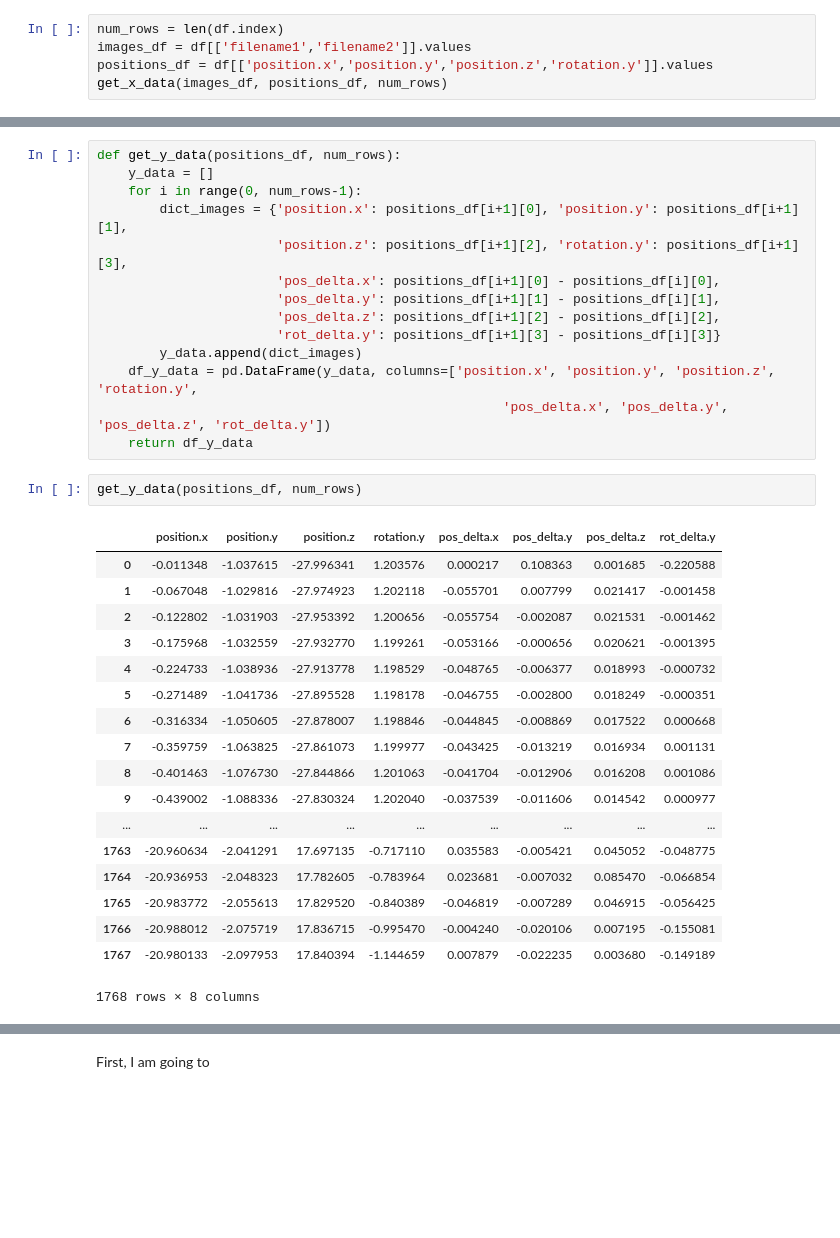
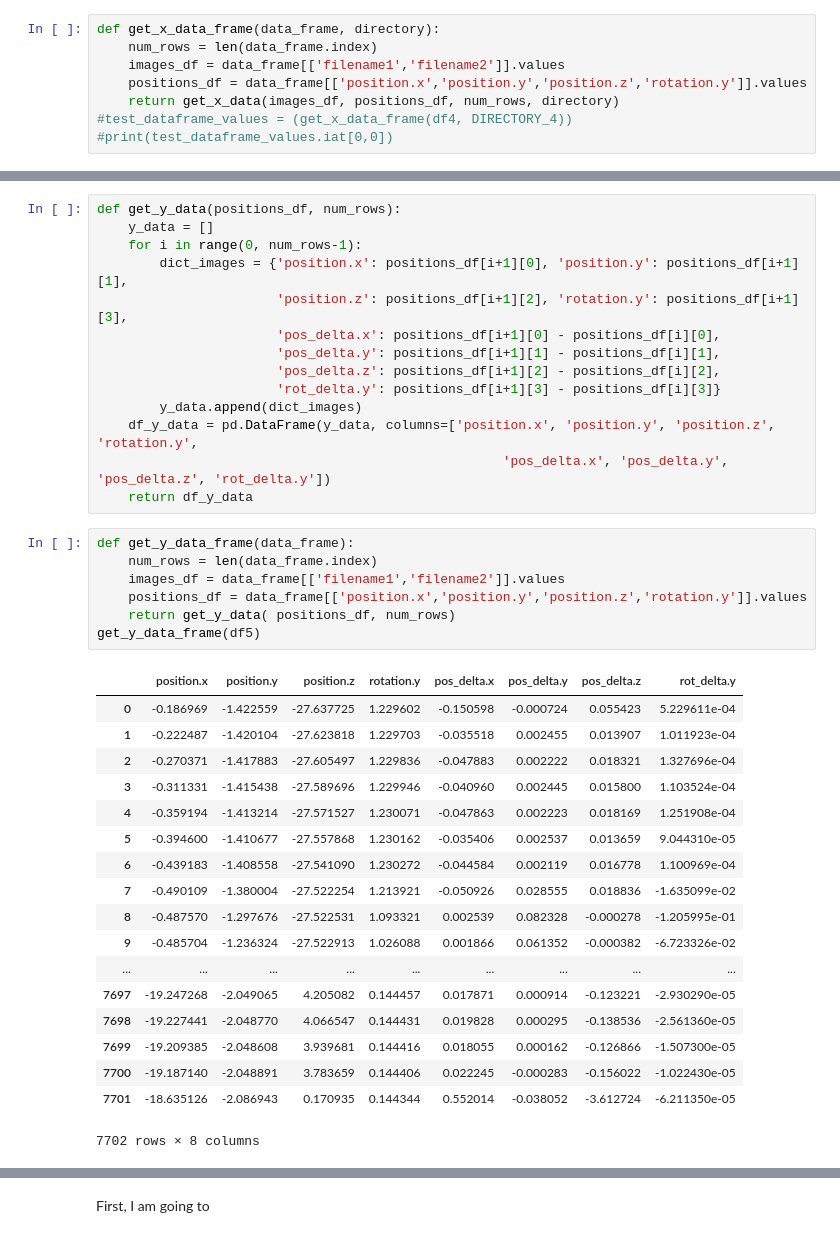
Before and after one commit to ENVI-UUV/RobosubTeam, a Jupyter notebook: Positional_models/robot piloted localization.ipynb, the cells around one changed output, grey strips where cells are left out. Saved outputs shown, nothing was run; the diff lists cells and outputs as text; blank space fills up the shorter version.

```diff
--- a/Positional_models/robot piloted localization.ipynb
+++ b/Positional_models/robot piloted localization.ipynb
@@ -89,7 +105,10 @@ def get_x_data(images_df, positions_df, num_rows):
                                                     'position.x', 'position.y', 'position.z', 'rotation.y'])
     return df_x_data
 # %%
-num_rows = len(df.index)
-images_df = df[['filename1','filename2']].values
-positions_df = df[['position.x','position.y','position.z','rotation.y']].values
-get_x_data(images_df, positions_df, num_rows)
+def get_x_data_frame(data_frame, directory):
+    num_rows = len(data_frame.index)
+    images_df = data_frame[['filename1','filename2']].values
+    positions_df = data_frame[['position.x','position.y','position.z','rotation.y']].values
+    return get_x_data(images_df, positions_df, num_rows, directory)
+#test_dataframe_values = (get_x_data_frame(df4, DIRECTORY_4))
+#print(test_dataframe_values.iat[0,0])
@@ -126,26 +126,31 @@ def get_y_data(positions_df, num_rows):
     df_y_data = pd.DataFrame(y_data, columns=['position.x', 'position.y', 'position.z', 'rotation.y',
                                                     'pos_delta.x', 'pos_delta.y', 'pos_delta.z', 'rot_delta.y'])
     return df_y_data
-# %%
-get_y_data(positions_df, num_rows)
-# %% [output]
-|  | position.x | position.y | position.z | rotation.y | pos_delta.x | pos_delta.y | pos_delta.z | rot_delta.y |
-| 0 | -0.011348 | -1.037615 | -27.996341 | 1.203576 | 0.000217 | 0.108363 | 0.001685 | -0.220588 |
-| 1 | -0.067048 | -1.029816 | -27.974923 | 1.202118 | -0.055701 | 0.007799 | 0.021417 | -0.001458 |
-| 2 | -0.122802 | -1.031903 | -27.953392 | 1.200656 | -0.055754 | -0.002087 | 0.021531 | -0.001462 |
-| 3 | -0.175968 | -1.032559 | -27.932770 | 1.199261 | -0.053166 | -0.000656 | 0.020621 | -0.001395 |
-| 4 | -0.224733 | -1.038936 | -27.913778 | 1.198529 | -0.048765 | -0.006377 | 0.018993 | -0.000732 |
-| 5 | -0.271489 | -1.041736 | -27.895528 | 1.198178 | -0.046755 | -0.002800 | 0.018249 | -0.000351 |
-| 6 | -0.316334 | -1.050605 | -27.878007 | 1.198846 | -0.044845 | -0.008869 | 0.017522 | 0.000668 |
-| 7 | -0.359759 | -1.063825 | -27.861073 | 1.199977 | -0.043425 | -0.013219 | 0.016934 | 0.001131 |
-| 8 | -0.401463 | -1.076730 | -27.844866 | 1.201063 | -0.041704 | -0.012906 | 0.016208 | 0.001086 |
-| 9 | -0.439002 | -1.088336 | -27.830324 | 1.202040 | -0.037539 | -0.011606 | 0.014542 | 0.000977 |
-| ... | ... | ... | ... | ... | ... | ... | ... | ... |
-| 1763 | -20.960634 | -2.041291 | 17.697135 | -0.717110 | 0.035583 | -0.005421 | 0.045052 | -0.048775 |
-| 1764 | -20.936953 | -2.048323 | 17.782605 | -0.783964 | 0.023681 | -0.007032 | 0.085470 | -0.066854 |
-| 1765 | -20.983772 | -2.055613 | 17.829520 | -0.840389 | -0.046819 | -0.007289 | 0.046915 | -0.056425 |
-| 1766 | -20.988012 | -2.075719 | 17.836715 | -0.995470 | -0.004240 | -0.020106 | 0.007195 | -0.155081 |
-| 1767 | -20.980133 | -2.097953 | 17.840394 | -1.144659 | 0.007879 | -0.022235 | 0.003680 | -0.149189 |
-1768 rows × 8 columns
+# %%
+def get_y_data_frame(data_frame):
+    num_rows = len(data_frame.index)
+    images_df = data_frame[['filename1','filename2']].values
+    positions_df = data_frame[['position.x','position.y','position.z','rotation.y']].values
+    return get_y_data( positions_df, num_rows)
+get_y_data_frame(df5)
+# %% [output]
+|  | position.x | position.y | position.z | rotation.y | pos_delta.x | pos_delta.y | pos_delta.z | rot_delta.y |
+| 0 | -0.186969 | -1.422559 | -27.637725 | 1.229602 | -0.150598 | -0.000724 | 0.055423 | 5.229611e-04 |
+| 1 | -0.222487 | -1.420104 | -27.623818 | 1.229703 | -0.035518 | 0.002455 | 0.013907 | 1.011923e-04 |
+| 2 | -0.270371 | -1.417883 | -27.605497 | 1.229836 | -0.047883 | 0.002222 | 0.018321 | 1.327696e-04 |
+| 3 | -0.311331 | -1.415438 | -27.589696 | 1.229946 | -0.040960 | 0.002445 | 0.015800 | 1.103524e-04 |
+| 4 | -0.359194 | -1.413214 | -27.571527 | 1.230071 | -0.047863 | 0.002223 | 0.018169 | 1.251908e-04 |
+| 5 | -0.394600 | -1.410677 | -27.557868 | 1.230162 | -0.035406 | 0.002537 | 0.013659 | 9.044310e-05 |
+| 6 | -0.439183 | -1.408558 | -27.541090 | 1.230272 | -0.044584 | 0.002119 | 0.016778 | 1.100969e-04 |
+| 7 | -0.490109 | -1.380004 | -27.522254 | 1.213921 | -0.050926 | 0.028555 | 0.018836 | -1.635099e-02 |
+| 8 | -0.487570 | -1.297676 | -27.522531 | 1.093321 | 0.002539 | 0.082328 | -0.000278 | -1.205995e-01 |
+| 9 | -0.485704 | -1.236324 | -27.522913 | 1.026088 | 0.001866 | 0.061352 | -0.000382 | -6.723326e-02 |
+| ... | ... | ... | ... | ... | ... | ... | ... | ... |
+| 7697 | -19.247268 | -2.049065 | 4.205082 | 0.144457 | 0.017871 | 0.000914 | -0.123221 | -2.930290e-05 |
+| 7698 | -19.227441 | -2.048770 | 4.066547 | 0.144431 | 0.019828 | 0.000295 | -0.138536 | -2.561360e-05 |
+| 7699 | -19.209385 | -2.048608 | 3.939681 | 0.144416 | 0.018055 | 0.000162 | -0.126866 | -1.507300e-05 |
+| 7700 | -19.187140 | -2.048891 | 3.783659 | 0.144406 | 0.022245 | -0.000283 | -0.156022 | -1.022430e-05 |
+| 7701 | -18.635126 | -2.086943 | 0.170935 | 0.144344 | 0.552014 | -0.038052 | -3.612724 | -6.211350e-05 |
+7702 rows × 8 columns
 # %%
 def get_class_weights():
```
Also changed, not shown: parts of 14 cells of this notebook.
